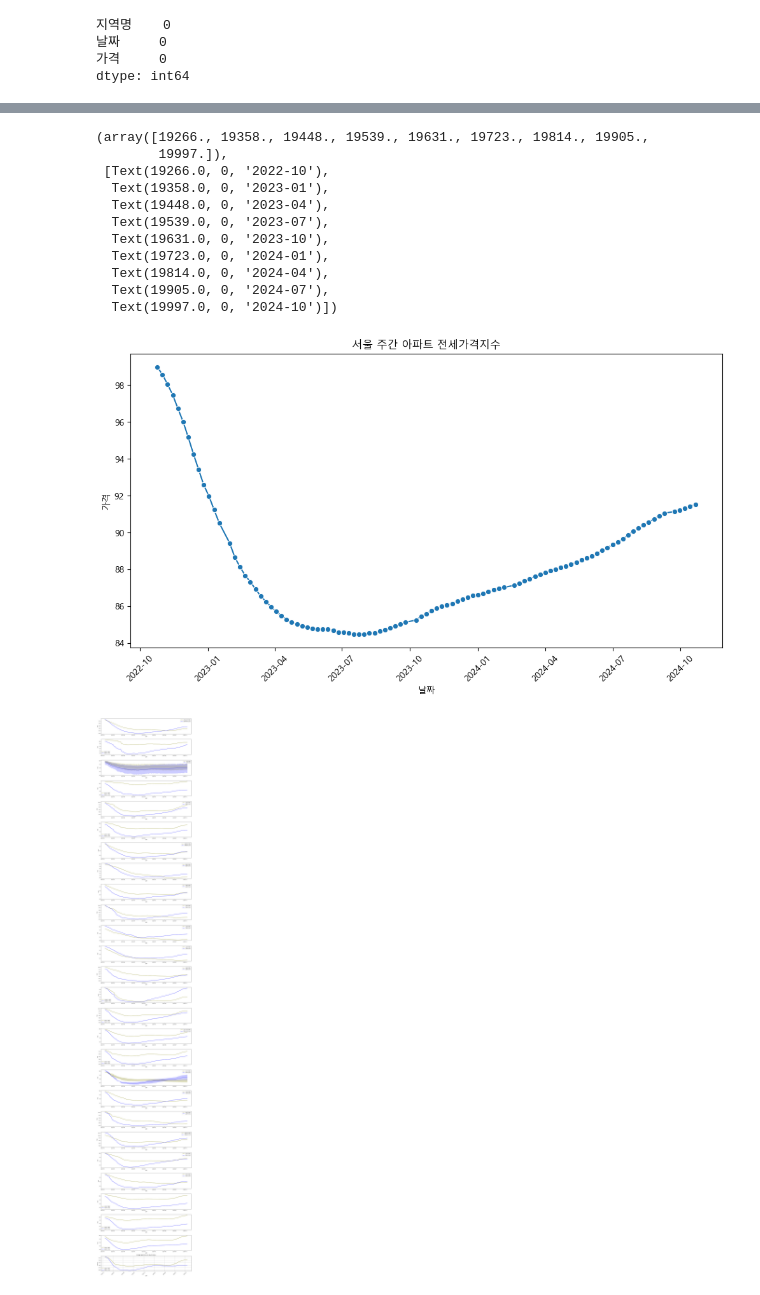
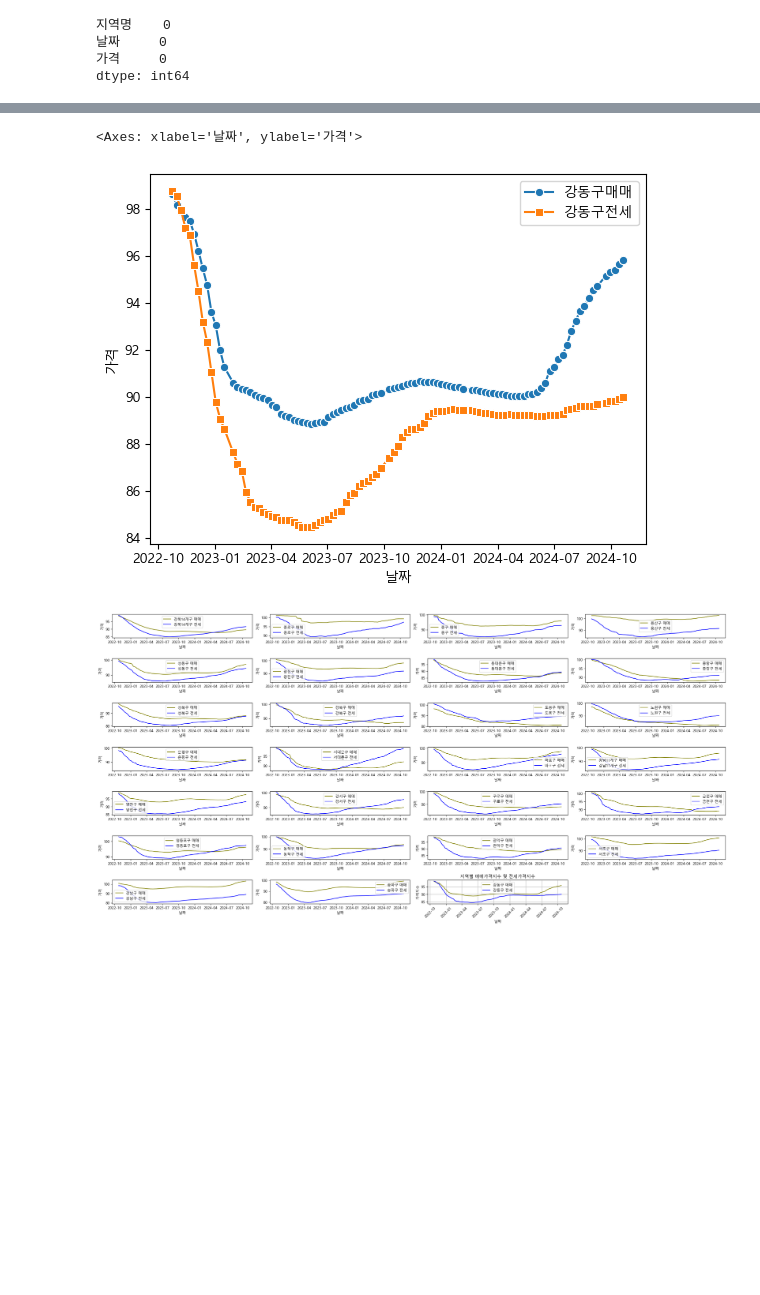
Before and after one commit to D0H00N/practical-work, a Jupyter notebook: 주택매매지수분석.ipynb, the cells around one changed output, grey strips where cells are left out. Drawn from its saved outputs; the diff is of its cells as text; code cells hidden in the pictures; blank space fills up the shorter version.

```diff
--- a/주택매매지수분석.ipynb
+++ b/주택매매지수분석.ipynb
@@ -52,8 +52,8 @@ pd.set_option('display.max_colwidth', None)
 sales = pd.read_excel('../data/주간 아파트 매매가격지수_20241026.xlsx')
 lease = pd.read_excel('../data/주간 아파트 전세가격지수_20241026.xlsx')
 # %%
-#sales = sales[2:29]
-#lease = lease[2:29]
+sales = sales[2:29]
+lease = lease[2:29]
 # %%
 sales.head()
 # %% [output]
@@ -173,25 +140,0 @@ plt.show()
-# %%
-for i in range(지역수):
-    # 지역 이름을 locals_list에서 가져옵니다
-    local_region = locals[i]  # 지역 이름을 가져옵니다
-    ax = fig2.add_subplot(outer_grid[i, :])
-
-    # 매매 데이터 플롯
-    ax.plot(sales_melt.loc[sales_melt['지역명'] == local_region, '가격'],
-            label=f'{local_region}_매매',
-            color='olive')
-
-    # 전세 데이터 플롯
-    ax.plot(lease_melt.loc[lease_melt['지역명'] == local_region, '가격'],
-            label=f'{local_region}_전세',
-            color='blue')
-
-    ax.legend()
-    ax.set_title(f"{local_region} 매매가 및 전세가 비교")
-    ax.set_xlabel('날짜')
-    ax.set_ylabel('가격')
-    ax.tick_params(axis='x', rotation=45)
-    ax.grid(True, linestyle='--', alpha=0.7)
-
-plt.tight_layout()
-plt.show()
@@ -286,41 +225,29 @@ dtype: object
-# %%
-plt.figure(figsize=(12,6))
-sns.lineplot(data=seoul_lease, x='날짜', y='가격', marker = 'o')
-plt.title('서울 주간 아파트 전세가격지수')
-plt.xticks(rotation=45)  # x축 레이블 회전
-#plt.grid()
-# %% [output]
-(array([19266., 19358., 19448., 19539., 19631., 19723., 19814., 19905.,
-        19997.]),
- [Text(19266.0, 0, '2022-10'),
-  Text(19358.0, 0, '2023-01'),
-  Text(19448.0, 0, '2023-04'),
-  Text(19539.0, 0, '2023-07'),
-  Text(19631.0, 0, '2023-10'),
-  Text(19723.0, 0, '2024-01'),
-  Text(19814.0, 0, '2024-04'),
-  Text(19905.0, 0, '2024-07'),
-  Text(19997.0, 0, '2024-10')])
-[figure, removed]
+# %%
+sns.lineplot(data=sales_melt.loc[sales_melt['지역명'] == '강동구'], x='날짜', y='가격', marker='o', label='강동구매매')
+sns.lineplot(data=lease_melt.loc[sales_melt['지역명'] == '강동구'],  x='날짜', y='가격', marker='s', label='강동구전세')
+# %% [output]
+<Axes: xlabel='날짜', ylabel='가격'>
+[figure]
 # %%
-locals = sales[2:29]['지역명'].unique()
+locals = sales['지역명'].unique()
+
 local_cnt = len(locals)
 # %%
-fig2 = plt.figure(figsize=(14, local_cnt*3),constrained_layout=True)
+fig2 = plt.figure(figsize=(24,12),constrained_layout=True)
 outer_grid = fig2.add_gridspec(local_cnt, 1)
 
 for i,region in enumerate(locals):
-    ax = fig2.add_subplot(outer_grid[i, :])
+    ax = fig2.add_subplot(7,4,i+1)
     sns.lineplot(data=sales_melt[sales_melt['지역명'] == region],x='날짜', y='가격', label=f'{region} 매매', color='olive')
     sns.lineplot(data=lease_melt[lease_melt['지역명'] == region],x='날짜', y='가격', label=f'{region} 전세', color='blue')
 
 plt.title('지역별 매매가격지수 및 전세가격지수')
 plt.xlabel('날짜')
 plt.ylabel('가격지수')
 plt.legend()
 plt.xticks(rotation=45)
 plt.grid()
 plt.tight_layout()
 plt.show()
 # %% [output]
-[figure, old version]
+[figure, new version]
```
Also changed, not shown: parts of 19 cells of this notebook.
